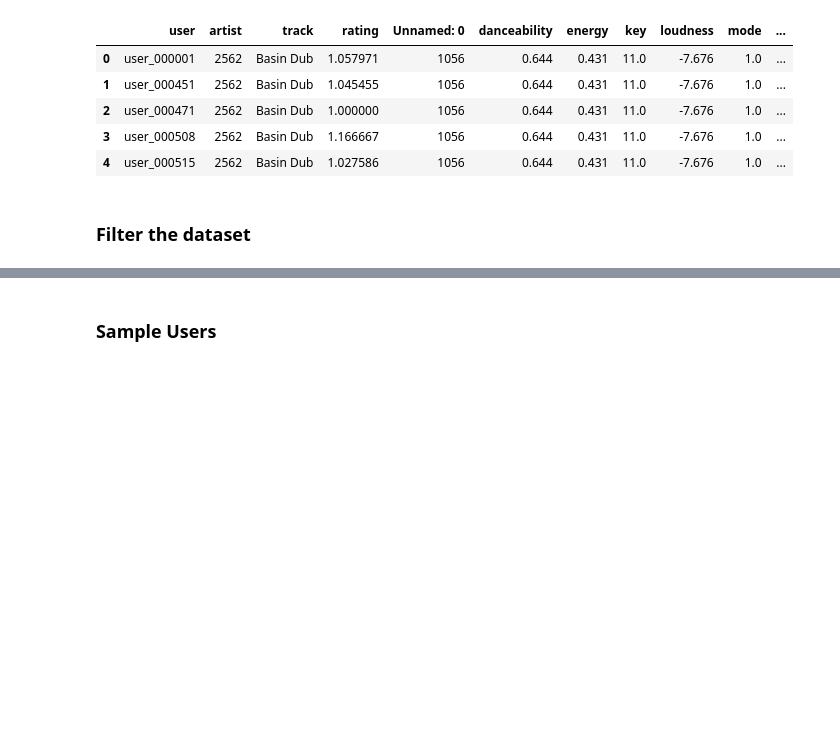
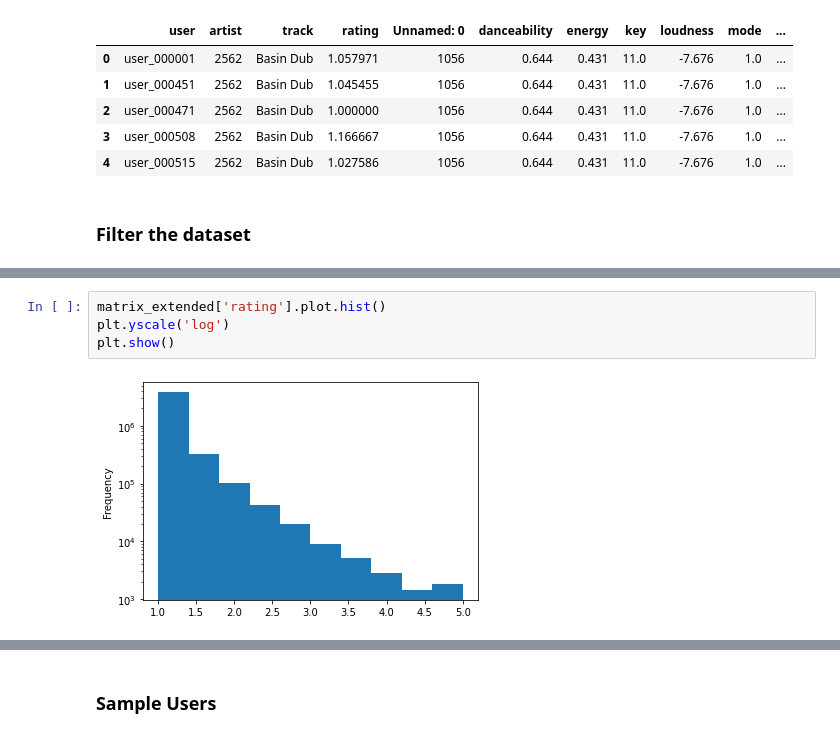
Before and after one commit to MNabegh/mlbd-project, a Jupyter notebook: recommender_system.ipynb, the cells around one changed output, grey strips where cells are left out. Saved outputs shown, nothing was run; the diff lists cells and outputs as text; blank space fills up the shorter version.

```diff
--- a/recommender_system.ipynb
+++ b/recommender_system.ipynb
@@ -158,0 +183,6 @@ matrix_extended.groupby('user').count()['rating'].median()
+# %%
+matrix_extended['rating'].plot.hist()
+plt.yscale('log')
+plt.show()
+# %% [output]
+[figure, added]
```
Also changed, not shown: parts of 22 cells of this notebook.
